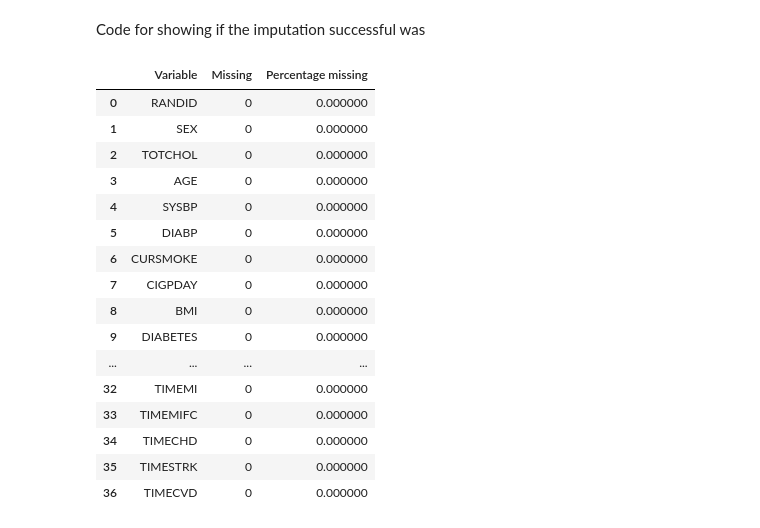
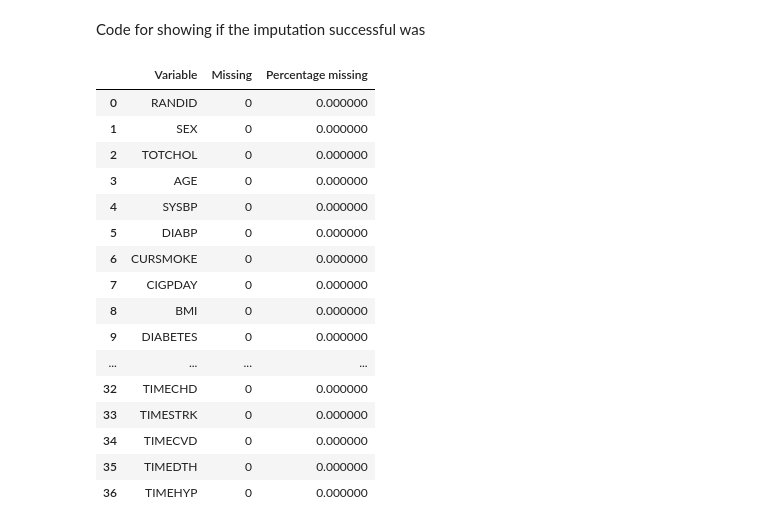
Before and after one commit to Peiprjs/MAI3002-Framingham_Heart_Study, a Jupyter notebook: Code.ipynb, the cells around one changed output. Drawn from its saved outputs; the diff is of its cells as text; code cells hidden in the pictures.

Commit message:
Corrected mistake of imputing <2% missing data with wrong function

```diff
--- a/Code.ipynb
+++ b/Code.ipynb
@@ -268,33 +264,33 @@ Code for showing if the imputation successful was
 # %%
 missing  = 0
 misVariables = []
 CheckNull = data_imputed.isnull().sum()
 for var in range(0, len(CheckNull)):
-    misVariables.append([data.columns[var], CheckNull[var], round(CheckNull[var]/len(data),3)])
+    misVariables.append([data_imputed.columns[var], CheckNull[var], round(CheckNull[var]/len(data),3)])
     missing = missing + 1
 
 if missing == 0:
     print('Dataset is complete with no blanks.')
 else:
     data_misVariables = pd.DataFrame.from_records(misVariables)
     data_misVariables.columns = ['Variable', 'Missing', 'Percentage missing']
     s = data_misVariables.sort_values(by=['Percentage missing'], ascending=False).style.bar(subset=['Percentage missing'], color='#d65f5f')
     display(s)
 # %% [output]
 |  | Variable | Missing | Percentage missing |
 | 0 | RANDID | 0 | 0.000000 |
 | 1 | SEX | 0 | 0.000000 |
 | 2 | TOTCHOL | 0 | 0.000000 |
 | 3 | AGE | 0 | 0.000000 |
 | 4 | SYSBP | 0 | 0.000000 |
 | 5 | DIABP | 0 | 0.000000 |
 | 6 | CURSMOKE | 0 | 0.000000 |
 | 7 | CIGPDAY | 0 | 0.000000 |
 | 8 | BMI | 0 | 0.000000 |
 | 9 | DIABETES | 0 | 0.000000 |
 | ... | ... | ... | ... |
-| 32 | TIMEMI | 0 | 0.000000 |
-| 33 | TIMEMIFC | 0 | 0.000000 |
-| 34 | TIMECHD | 0 | 0.000000 |
-| 35 | TIMESTRK | 0 | 0.000000 |
-| 36 | TIMECVD | 0 | 0.000000 |
+| 32 | TIMECHD | 0 | 0.000000 |
+| 33 | TIMESTRK | 0 | 0.000000 |
+| 34 | TIMECVD | 0 | 0.000000 |
+| 35 | TIMEDTH | 0 | 0.000000 |
+| 36 | TIMEHYP | 0 | 0.000000 |
```
Also changed, not shown: parts of 2 cells of this notebook.
